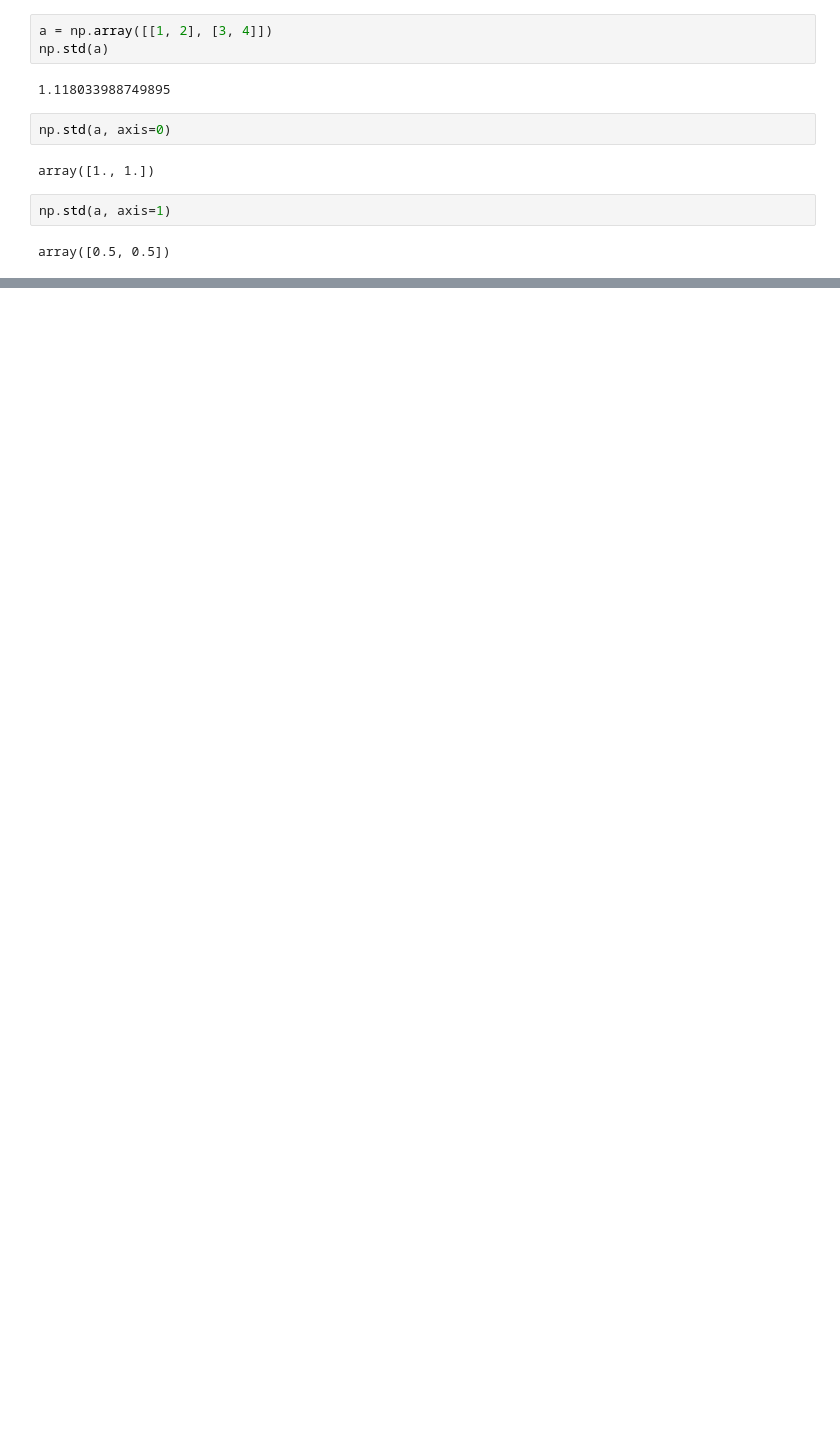
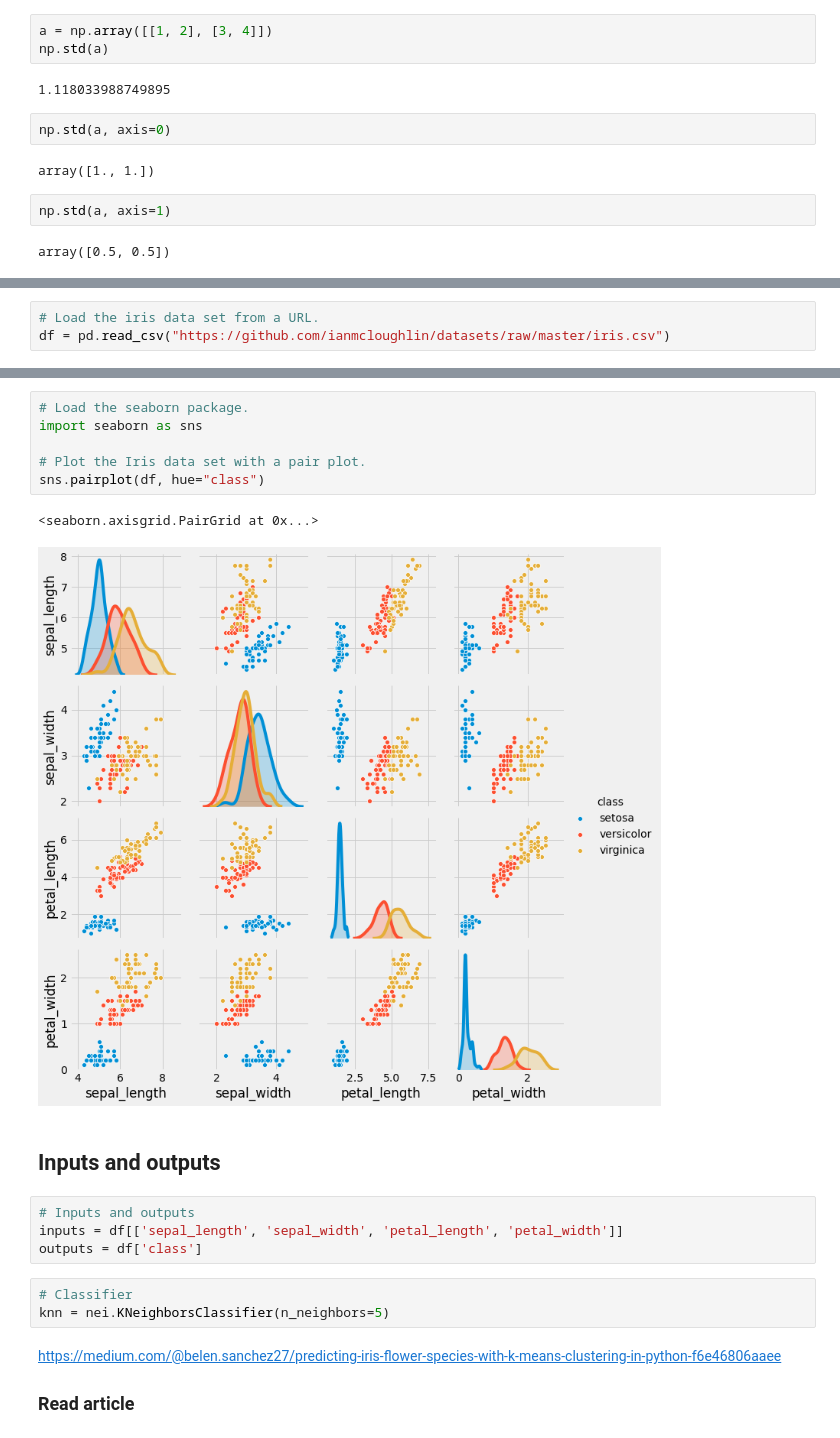
Before and after one commit to eoinlees/MLandS-assesment-2020, a Jupyter notebook: MLandS-assessment-2020.ipynb, the cells around one changed output, grey strips where cells are left out. Saved outputs shown, nothing was run; the diff lists cells and outputs as text; blank space fills up the shorter version.

Commit message:
Task 4 added. Notes brought fom programming module. Iris dataser imported and plotted. research needed on k means. Revise notes.

```diff
--- a/MLandS-assessment-2020.ipynb
+++ b/MLandS-assessment-2020.ipynb
@@ -225,0 +237,3 @@ array([0.5, 0.5])
+# %%
+# Load the iris data set from a URL.
+df = pd.read_csv("https://github.com/ianmcloughlin/datasets/raw/master/iris.csv")
@@ -225,0 +256,23 @@ array([0.5, 0.5])
+# %%
+# Load the seaborn package.
+import seaborn as sns
+
+# Plot the Iris data set with a pair plot.
+sns.pairplot(df, hue="class")
+# %% [output]
+<seaborn.axisgrid.PairGrid at 0x...>
+[figure, added]
+# %% [markdown]
+## Inputs and outputs
+# %%
+# Inputs and outputs
+inputs = df[['sepal_length', 'sepal_width', 'petal_length', 'petal_width']]
+outputs = df['class']
+# %%
+# Classifier
+knn = nei.KNeighborsClassifier(n_neighbors=5)
+# %% [markdown]
+
+https://medium.com/@belen.sanchez27/predicting-iris-flower-species-with-k-means-clustering-in-python-f6e46806aaee
+
+### Read article
```
Also changed, not shown: parts of 16 cells of this notebook, 2 other files.
